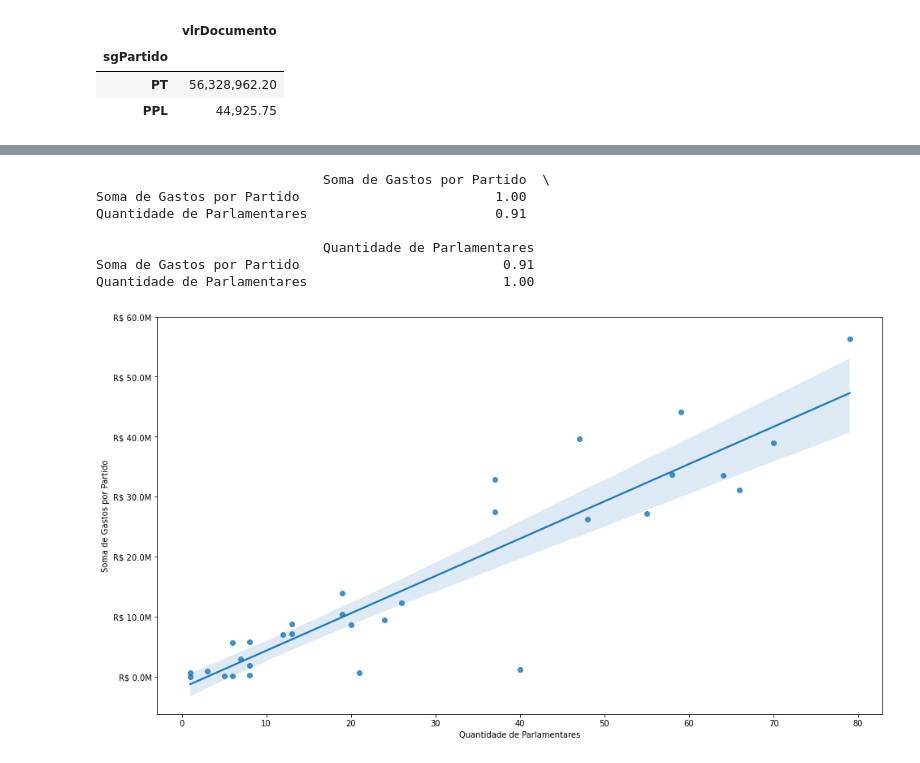
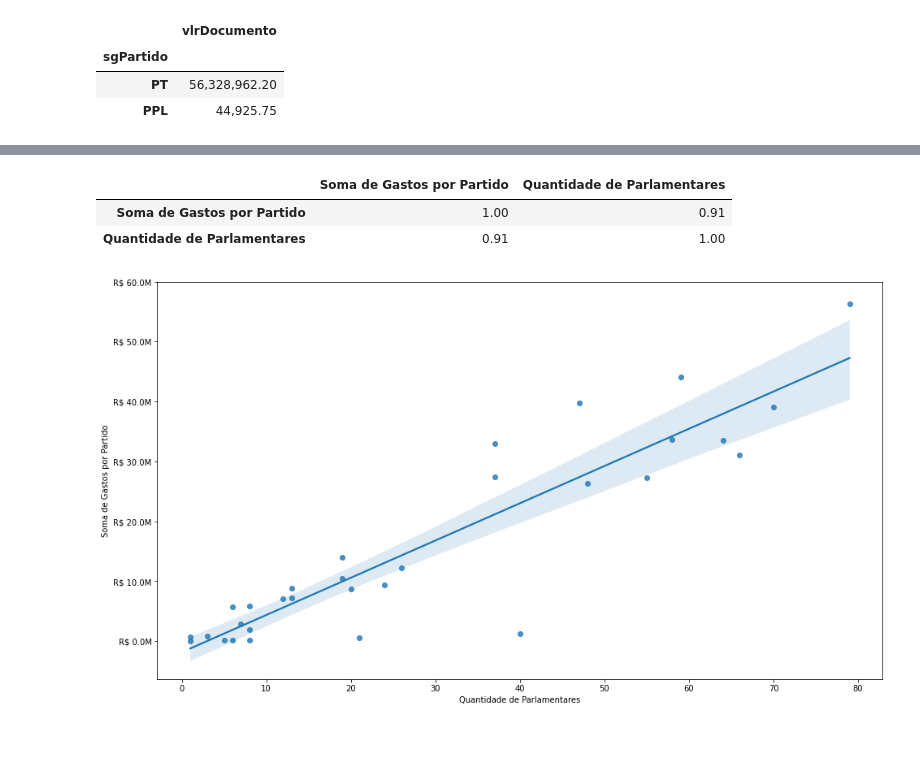
Before and after one commit to derekmartins/AnaliseCotaParlamentarDeputadosFederais, a Jupyter notebook: Análise Final.ipynb, the cells around one changed output, grey strips where cells are left out. Saved outputs shown, nothing was run; the diff lists cells and outputs as text; code cells hidden in the pictures.

```diff
--- a/Análise Final.ipynb
+++ b/Análise Final.ipynb
@@ -399,40 +443,32 @@ soma_gasto_partido.loc[idx].set_index('sgPartido')
 # %%
 col = ['sgPartido', 'txNomeParlamentar']
 npp = dado[col].drop_duplicates().copy()
 
 npp = npp.groupby('sgPartido').count().reset_index()
 npp.columns = ['Partido', 'Quantidade de Parlamentares']
 npp = npp.sort_values('Quantidade de Parlamentares')
 
-
 colunas_analisadas = ['sgPartido', 'vlrDocumento']
 sgp = utils.soma_gastos(dado[colunas_analisadas]).sort_values('vlrDocumento')
 sgp.columns = ['Partido', 'Soma de Gastos por Partido']
 
 csgp =  sgp.set_index('Partido').join(npp.set_index('Partido'))
 
-print(csgp.corr())
+display(csgp.corr())
 my = 60_000_000
 fig, ax = plt.subplots(figsize=(16,9))
 fig.patch.set_facecolor('white')
 
 sns.regplot(data=csgp, x='Quantidade de Parlamentares', y='Soma de Gastos por Partido')
 
 yticks = [x for x in range(0, my+1, int(my/6))]
 
-# for y in yticks:
-#     print(y)
-
 ax.set_yticks(yticks)
 
 yticks = [f'R$ {x/1_000_000}M' for x in yticks]
 ax.set_yticklabels(yticks);
 # %% [output]
-                             Soma de Gastos por Partido  \
-Soma de Gastos por Partido                         1.00
-Quantidade de Parlamentares                        0.91
-
-                             Quantidade de Parlamentares
-Soma de Gastos por Partido                          0.91
-Quantidade de Parlamentares                         1.00
+|  | Soma de Gastos por Partido | Quantidade de Parlamentares |
+| Soma de Gastos por Partido | 1.00 | 0.91 |
+| Quantidade de Parlamentares | 0.91 | 1.00 |
 [figure]
```
Also changed, not shown: parts of 15 cells of this notebook.
